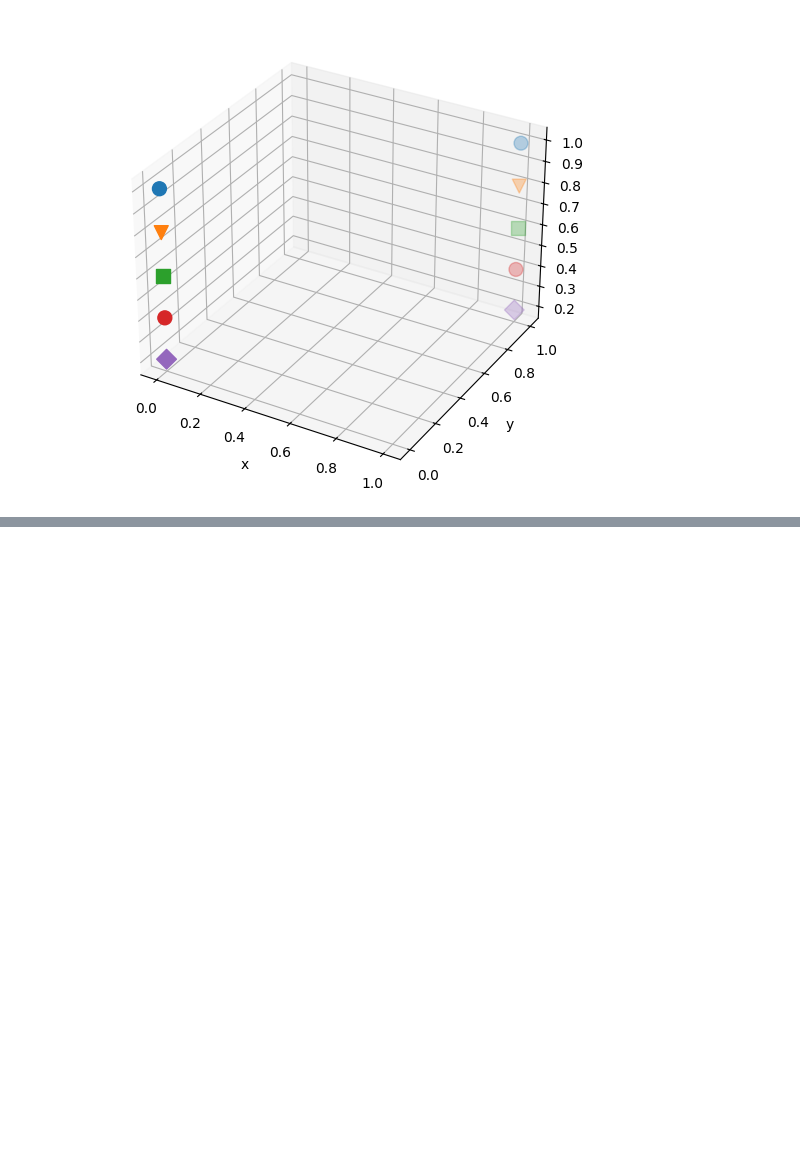
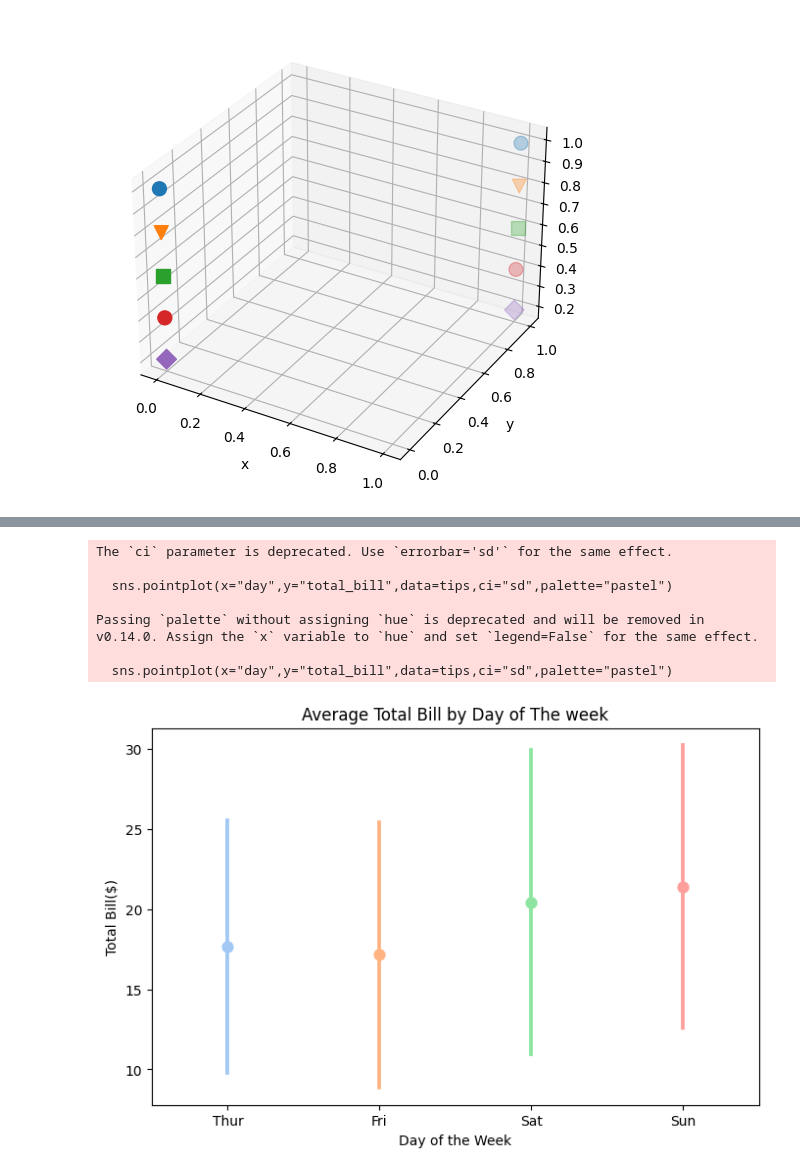
Before and after one commit to xiaoshunren/AI, a Jupyter notebook: Ai-Study/MATPLOTLIB_PROJECT/matplotlib_main.ipynb, the cells around one changed output, grey strips where cells are left out. Drawn from its saved outputs; the diff is of its cells as text; code cells hidden in the pictures; blank space fills up the shorter version.

```diff
--- a/Ai-Study/MATPLOTLIB_PROJECT/matplotlib_main.ipynb
+++ b/Ai-Study/MATPLOTLIB_PROJECT/matplotlib_main.ipynb
@@ -187,3 +189,26 @@ Passing `palette` without assigning `hue` is deprecated and will be removed in v
+# %%
+import seaborn as sns
+import matplotlib.pyplot as plt
+
+# 点阵图
+# 点阵图Point Plot通常在 x 轴上显示分类变量，在 y 轴上显示数值变量，
+# 可以深入了解每类数据的分布和中心点倾向。
+tips = sns.load_dataset("tips")
+plt.figure(figsize=(8,5))
+sns.pointplot(x="day",y="total_bill",data=tips,ci="sd",palette="pastel")
+plt.title("Average Total Bill by Day of The week") # 按星期计算的平均小费
+plt.xlabel("Day of the Week")
+plt.ylabel("Total Bill($)")
+plt.show()
+# %% [output]
+The `ci` parameter is deprecated. Use `errorbar='sd'` for the same effect.
+
+  sns.pointplot(x="day",y="total_bill",data=tips,ci="sd",palette="pastel")
+
+Passing `palette` without assigning `hue` is deprecated and will be removed in v0.14.0. Assign the `x` variable to `hue` and set `legend=False` for the same effect.
+
+  sns.pointplot(x="day",y="total_bill",data=tips,ci="sd",palette="pastel")
+[figure, added]
 # %%
 import seaborn as sns
 import matplotlib.pyplot as plt
```
Also changed, not shown: parts of 9 cells of this notebook, 2 other files.
